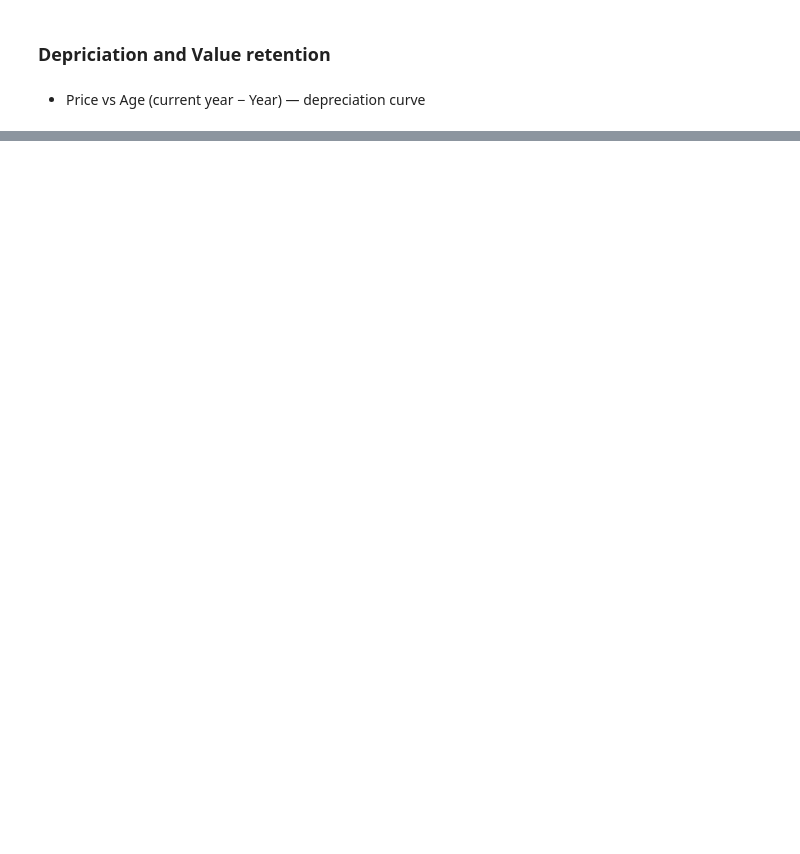
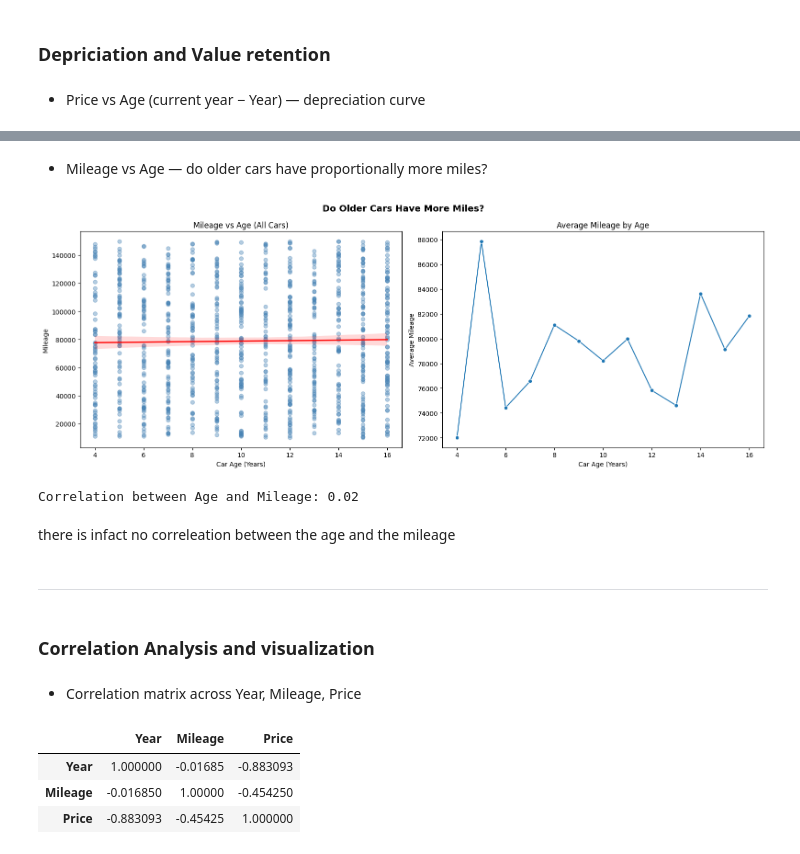
Before and after one commit to Success007T/Car-price-analsis-and-prediction-models, a Jupyter notebook: notebooks/analysis.ipynb, the cells around one changed output, grey strips where cells are left out. Drawn from its saved outputs; the diff is of its cells as text; code cells hidden in the pictures; blank space fills up the shorter version.

```diff
--- a/notebooks/analysis.ipynb
+++ b/notebooks/analysis.ipynb
@@ -386,0 +394,50 @@ plt.show()
+# %% [markdown]
+- Mileage vs Age — do older cars have proportionally more miles?
+# %%
+fig, axes = plt.subplots(1, 2, figsize=(16, 6))
+
+# Scatter + trend
+sns.regplot(data=cars, x='Age', y='Mileage',
+    scatter_kws={'alpha': 0.4, 'color': 'steelblue'},
+    line_kws={'color': 'red', 'linewidth': 2},
+    ax=axes[0]
+)
+axes[0].set_title('Mileage vs Age (All Cars)')
+axes[0].set_xlabel('Car Age (Years)')
+axes[0].set_ylabel('Mileage')
+
+# Average line
+avg_mileage_by_age = cars.groupby('Age')['Mileage'].mean().reset_index()
+sns.lineplot(data=avg_mileage_by_age, x='Age', y='Mileage', marker='o', ax=axes[1])
+axes[1].set_title('Average Mileage by Age')
+axes[1].set_xlabel('Car Age (Years)')
+axes[1].set_ylabel('Average Mileage')
+
+plt.suptitle('Do Older Cars Have More Miles?', fontsize=14, fontweight='bold')
+plt.tight_layout()
+
+plt.savefig(r"C:\Users\user\Desktop\Mine\docs\Car price analsis and prediction models\visualizations\Mileage vs age.png")
+plt.show()
+# %% [output]
+[figure, added]
+# %%
+corr = cars['Age'].corr(cars['Mileage'])
+print(f"Correlation between Age and Mileage: {corr:.2f}")
+# %% [output]
+Correlation between Age and Mileage: 0.02
+# %% [markdown]
+there is infact no correleation between the age and the mileage
+# %% [markdown]
+---
+# %% [markdown]
+###  Correlation Analysis and visualization
+# %% [markdown]
+- Correlation matrix across Year, Mileage, Price
+# %%
+correlation_matrix = cars[['Year', 'Mileage', 'Price']].corr()
+correlation_matrix
+# %% [output]
+|  | Year | Mileage | Price |
+| Year | 1.000000 | -0.01685 | -0.883093 |
+| Mileage | -0.016850 | 1.00000 | -0.454250 |
+| Price | -0.883093 | -0.45425 | 1.000000 |
```
Also changed, not shown: parts of 32 cells of this notebook, 8 other files.
